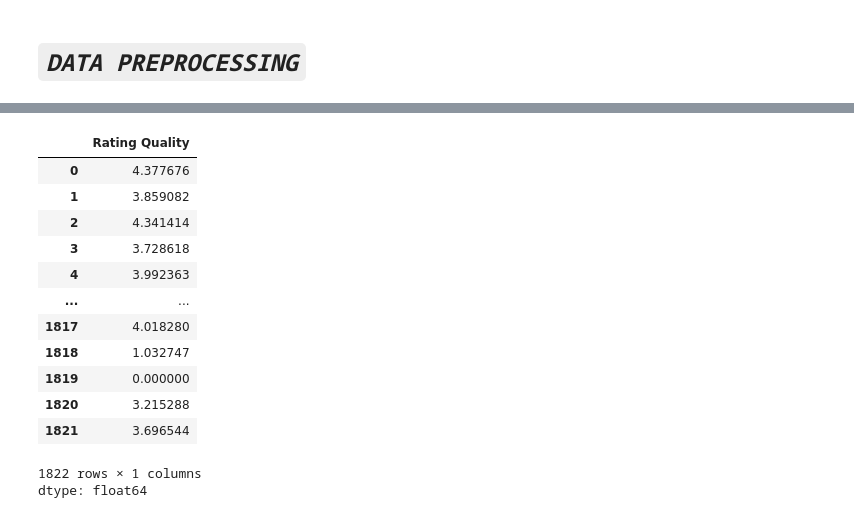
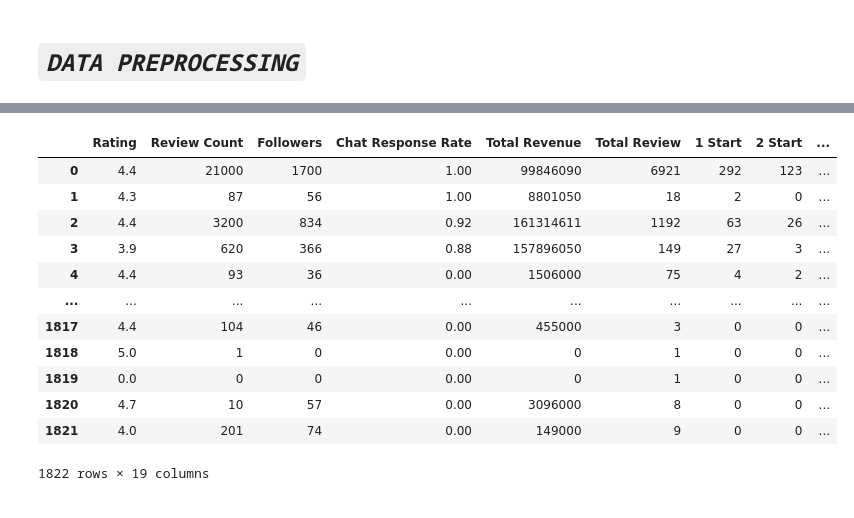
Before and after one commit to vdat-18/ECommerce-GP-Project, a Jupyter notebook: Code/Data_Preprocessing.ipynb, the cells around one changed output, grey strips where cells are left out. Cells and saved outputs as stored; diff of their text form; code cells hidden in the pictures.

```diff
--- a/Code/Data_Preprocessing.ipynb
+++ b/Code/Data_Preprocessing.ipynb
@@ -40,8 +39,0 @@ memory usage: 498.3 KB
-# %%
-df['Túi thời trang'] = df['Túi thời trang nam'] | df['Túi thời trang nữ']
-df['Giày - Dép'] = df['Giày - Dép nam'] | df['Giày - Dép nữ']
-df['Thời trang'] = df['Thời trang nam'] | df['Thời trang nữ']
-df['Túi thời trang'] = df['Túi thời trang nam'] | df['Túi thời trang nữ']
-df['Mẹ & Bé'] = df['Đồ Chơi - Mẹ & Bé'] | df['Thời Trang Cho Mẹ Và Bé']
-# %%
-df = df.drop(columns=['Seller Link', 'Store Name_x', 'Product Categories', 'Year Joined', 'Total Products', '1', 'Túi thời trang nam', 'Túi thời trang nữ', 'Giày - Dép nam', 'Giày - Dép nữ', 'Thời trang nữ', 'Thời trang nam', 'Túi thời trang nam', 'Túi thời trang nữ', 'Thời Trang Cho Mẹ Và Bé', 'Đồ Chơi - Mẹ & Bé'])
@@ -80,20 +166,49 @@ def wilson_score(average_rating, total_ratings, z=z):
 # Thay đổi ở đây: Truyền các giá trị của từng hàng vào hàm wilson_score
 df['Rating Quality'] = df.apply(lambda x: wilson_score(x['Rating'], x['Review Count']), axis=1)
 df['Rating Quality'] = df['Rating Quality'].fillna(0)
+# %%
+import numpy as np
+from scipy.stats import norm
+
+# Z-score cho mức độ tin cậy 95%
+z = norm.ppf(0.975)  # ≈ 1.96
+
+# Thay Total Review = 0 bằng 1 để tránh chia 0
+df['Total Review'] = df['Total Review'].replace(0, 1)
+
+# Số lượng review theo nhóm
+df['Good Count'] = df['4 Start'] + df['5 Start']
+df['Med Count'] = df['3 Start']
+df['Bad Count'] = df['1 Start'] + df['2 Start']
+
+# Hàm tính Wilson score (lower bound)
+def wilson_score_lower_bound(pos, total, z=z):
+    if total == 0:
+        return 0
+    p_hat = pos / total
+    denominator = 1 + z**2 / total
+    center = p_hat + z**2 / (2 * total)
+    margin = z * np.sqrt((p_hat * (1 - p_hat) + z**2 / (4 * total)) / total)
+    score = (center - margin) / denominator
+    return score
+
+# Áp dụng cho từng dòng
+df['Good Review'] = df.apply(lambda x: wilson_score_lower_bound(x['Good Count'], x['Total Review']), axis=1)
+df['Med Review']  = df.apply(lambda x: wilson_score_lower_bound(x['Med Count'], x['Total Review']), axis=1)
+df['Bad Review']  = df.apply(lambda x: wilson_score_lower_bound(x['Bad Count'], x['Total Review']), axis=1)
 # %%
-df['Rating Quality']
+df
 # %% [output]
-|  | Rating Quality |
-| 0 | 4.377676 |
-| 1 | 3.859082 |
-| 2 | 4.341414 |
-| 3 | 3.728618 |
-| 4 | 3.992363 |
-| ... | ... |
-| 1817 | 4.018280 |
-| 1818 | 1.032747 |
-| 1819 | 0.000000 |
-| 1820 | 3.215288 |
-| 1821 | 3.696544 |
+|  | Rating | Review Count | Followers | Chat Response Rate | Total Revenue | Total Review | 1 Start | 2 Start | ... |
+| 0 | 4.4 | 21000 | 1700 | 1.00 | 99846090 | 6921 | 292 | 123 | ... |
+| 1 | 4.3 | 87 | 56 | 1.00 | 8801050 | 18 | 2 | 0 | ... |
+| 2 | 4.4 | 3200 | 834 | 0.92 | 161314611 | 1192 | 63 | 26 | ... |
+| 3 | 3.9 | 620 | 366 | 0.88 | 157896050 | 149 | 27 | 3 | ... |
+| 4 | 4.4 | 93 | 36 | 0.00 | 1506000 | 75 | 4 | 2 | ... |
+| ... | ... | ... | ... | ... | ... | ... | ... | ... | ... |
+| 1817 | 4.4 | 104 | 46 | 0.00 | 455000 | 3 | 0 | 0 | ... |
+| 1818 | 5.0 | 1 | 0 | 0.00 | 0 | 1 | 0 | 0 | ... |
+| 1819 | 0.0 | 0 | 0 | 0.00 | 0 | 1 | 0 | 0 | ... |
+| 1820 | 4.7 | 10 | 57 | 0.00 | 3096000 | 8 | 0 | 0 | ... |
+| 1821 | 4.0 | 201 | 74 | 0.00 | 149000 | 9 | 0 | 0 | ... |
-1822 rows × 1 columns
-dtype: float64
+1822 rows × 19 columns
```
Also changed, not shown: parts of 25 cells of this notebook.
